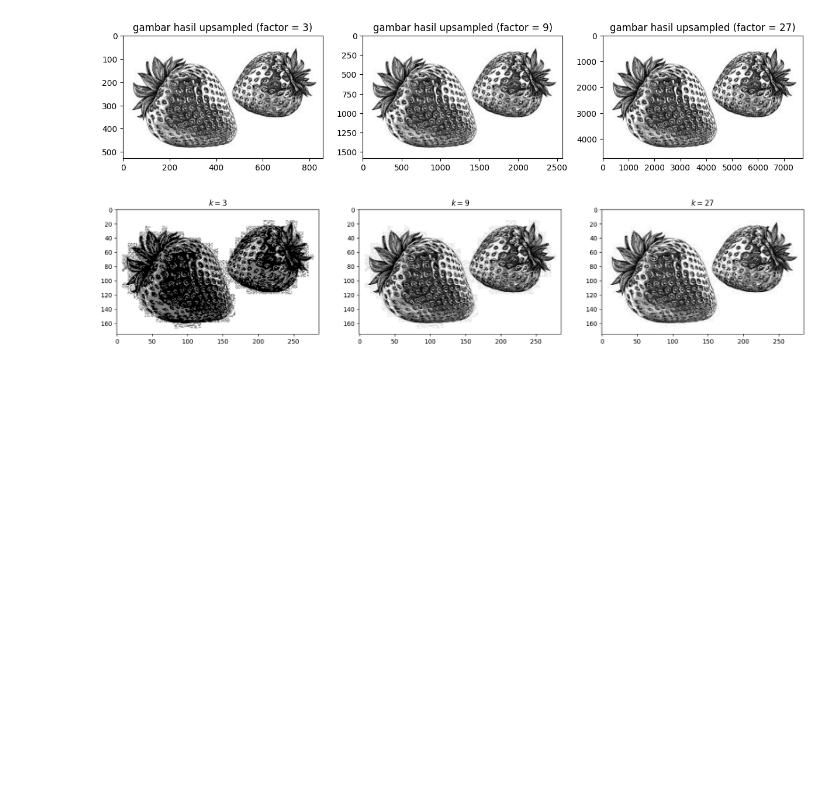
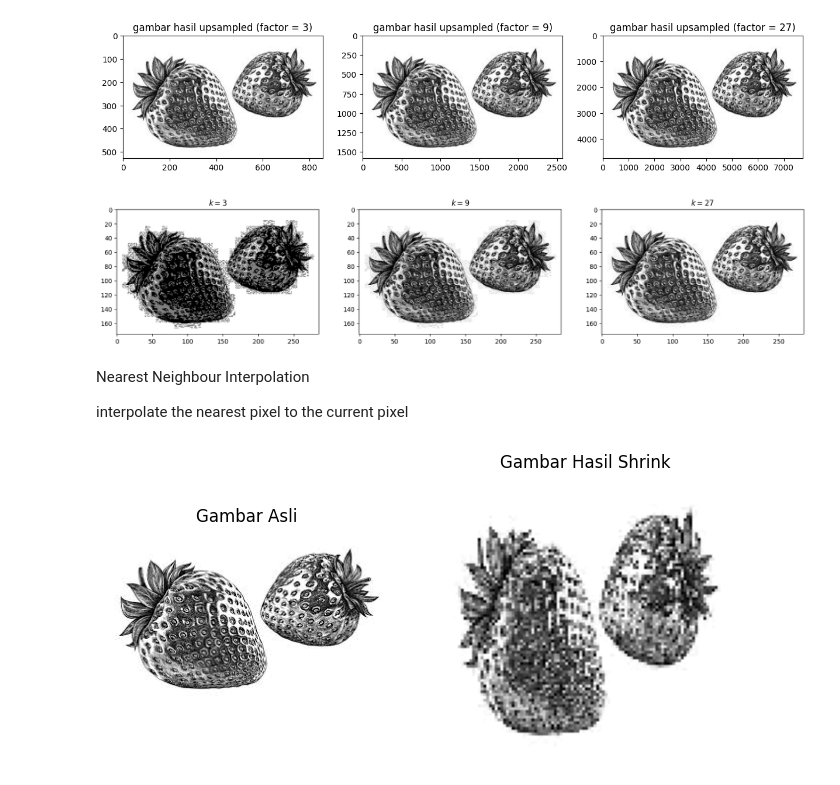
Before and after one commit to Intanpratiwiiii/Intann, a Jupyter notebook: SafetyIntanPratiwi_Pertemuan_3.ipynb, the cells around one changed output. Saved outputs shown, nothing was run; the diff lists cells and outputs as text; code cells hidden in the pictures; blank space fills up the shorter version.

```diff
--- a/SafetyIntanPratiwi_Pertemuan_3.ipynb
+++ b/SafetyIntanPratiwi_Pertemuan_3.ipynb
@@ -153,3 +153,28 @@ for idx, (k, ax) in enumerate(zip(factors, axis)):
 plt.show()
 # %% [output]
 [figure]
+# %% [markdown]
+Nearest Neighbour Interpolation
+
+
+interpolate the nearest pixel to the current pixel
+# %%
+# shrink an image
+size = (100, 100)
+shrink_image = cv2.resize(image, size, interpolation=cv2.INTER_NEAREST)
+plt.figure(figsize=(8,4))
+# Subplot for original image
+plt.subplot(1, 2, 1)
+plt.imshow(image, cmap='gray')
+plt.title("Gambar Asli")
+plt.axis('off')
+
+# Subplot for shrinked image
+plt.subplot(1, 2, 2)
+plt.imshow(shrink_image, cmap='gray')
+plt.title("Gambar Hasil Shrink")
+plt.axis('off')
+
+plt.show()
+# %% [output]
+[figure, added]
```
Also changed, not shown: parts of 16 cells of this notebook.
